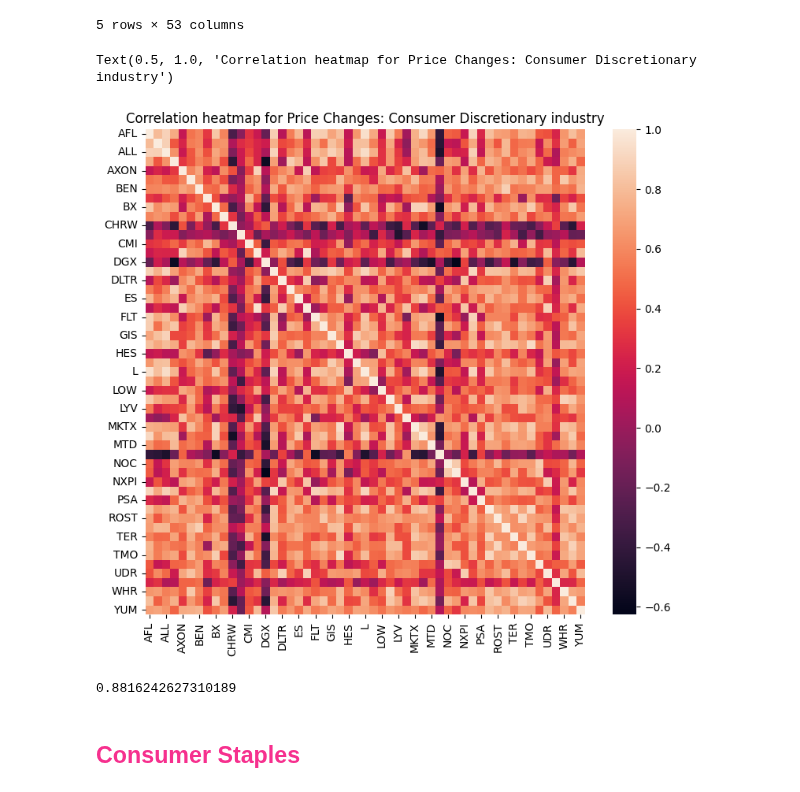
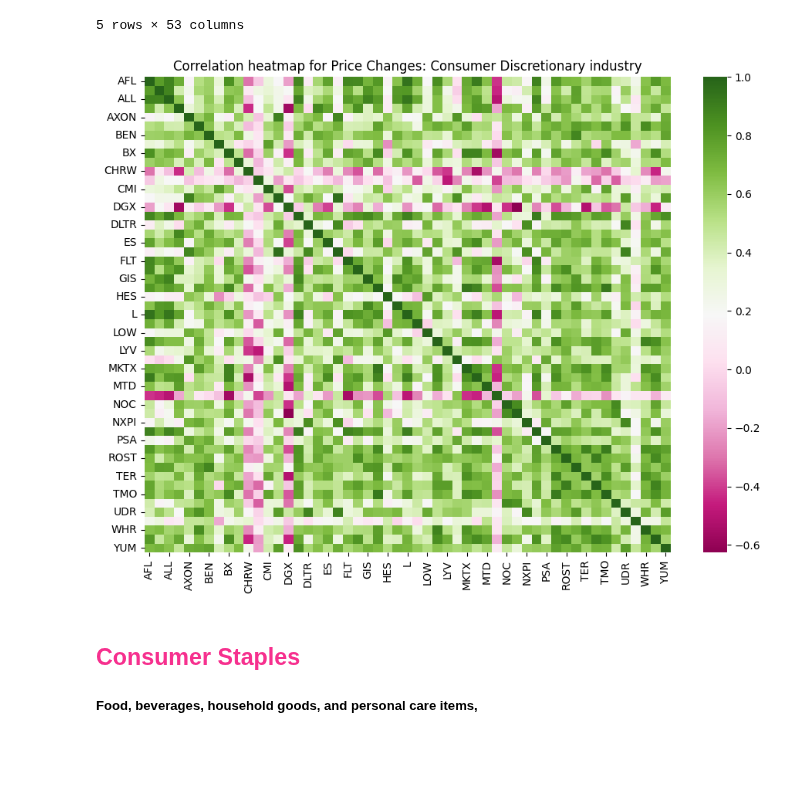
Before and after one commit to ktongk/BTT-JPMC-1, a Jupyter notebook: Anna/AH.ipynb, the cells around one changed output. Cells and saved outputs as stored; diff of their text form; code cells hidden in the pictures; blank space fills up the shorter version.

```diff
--- a/Anna/AH.ipynb
+++ b/Anna/AH.ipynb
@@ -350,15 +304,12 @@ price_corr_consume.head()
 | AXON | 0.155232 | 0.237931 | 0.179032 | 0.314303 | 1.000000 | 0.586031 | 0.701839 | 0.218802 | 0.126091 | 0.607057 | ... | ... |
 5 rows × 53 columns
 # %%
-plt.figure(figsize=(9,8))
-sns.heatmap(price_corr_consume).set_title("Correlation heatmap for Price Changes: Consumer Discretionary industry")
+plt.figure(figsize=(11,8))
+sns.heatmap(price_corr_consume, cmap = 'PiYG').set_title("Correlation heatmap for Price Changes: Consumer Discretionary industry")
+plt.show()
+#RdBu
 # %% [output]
-Text(0.5, 1.0, 'Correlation heatmap for Price Changes: Consumer Discretionary industry')
-[figure, old version]
+[figure, new version]
-# %%
-correlation = price_corr_consume.loc['AIZ', 'ALL']
-print(correlation)
-# %% [output]
-0.8816242627310189
 # %% [markdown]
 ## <b> <font color = #f6308e > Consumer Staples </b>
+##### Food, beverages, household goods, and personal care items,
```
Also changed, not shown: parts of 45 cells of this notebook.
